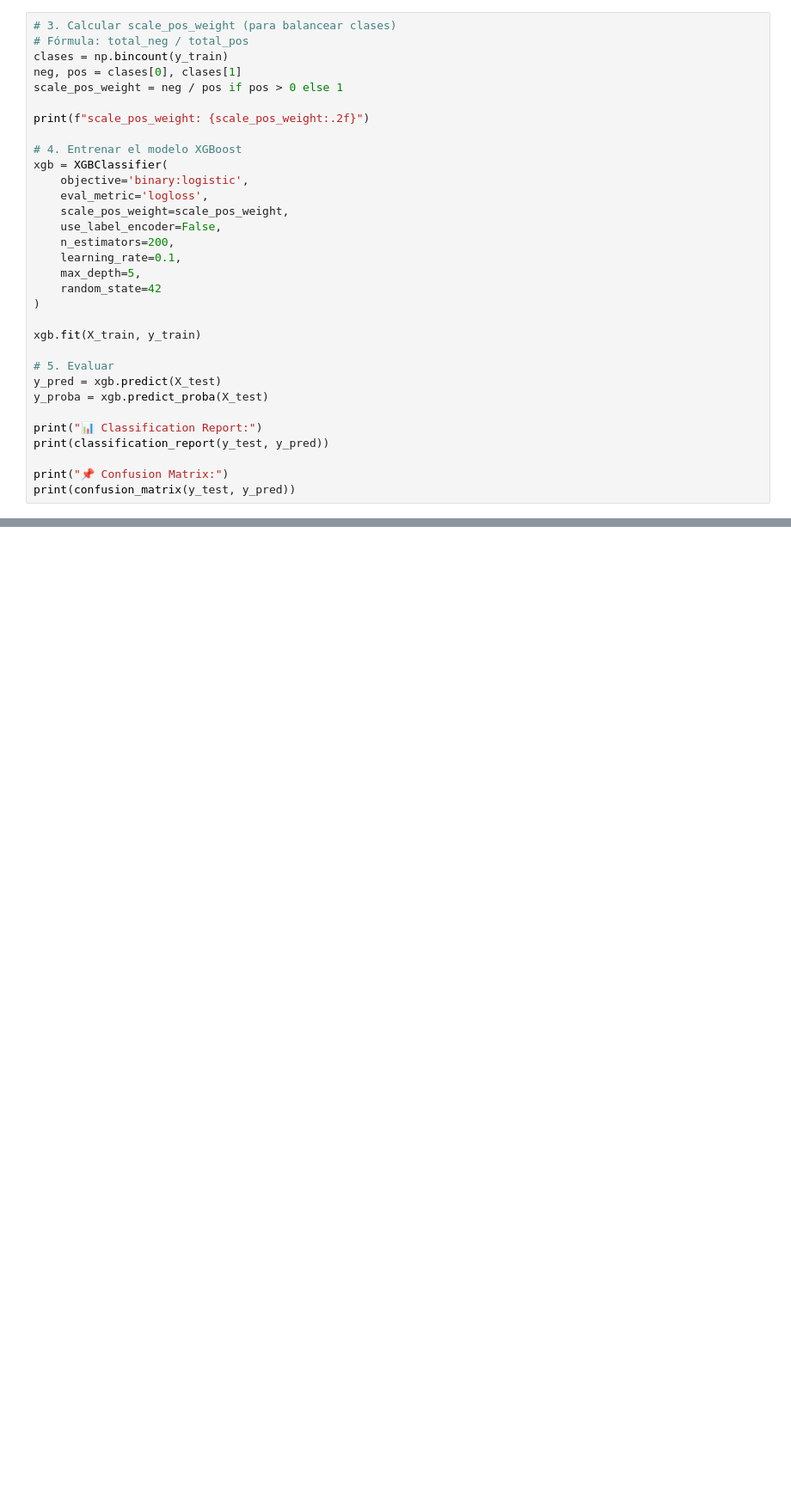
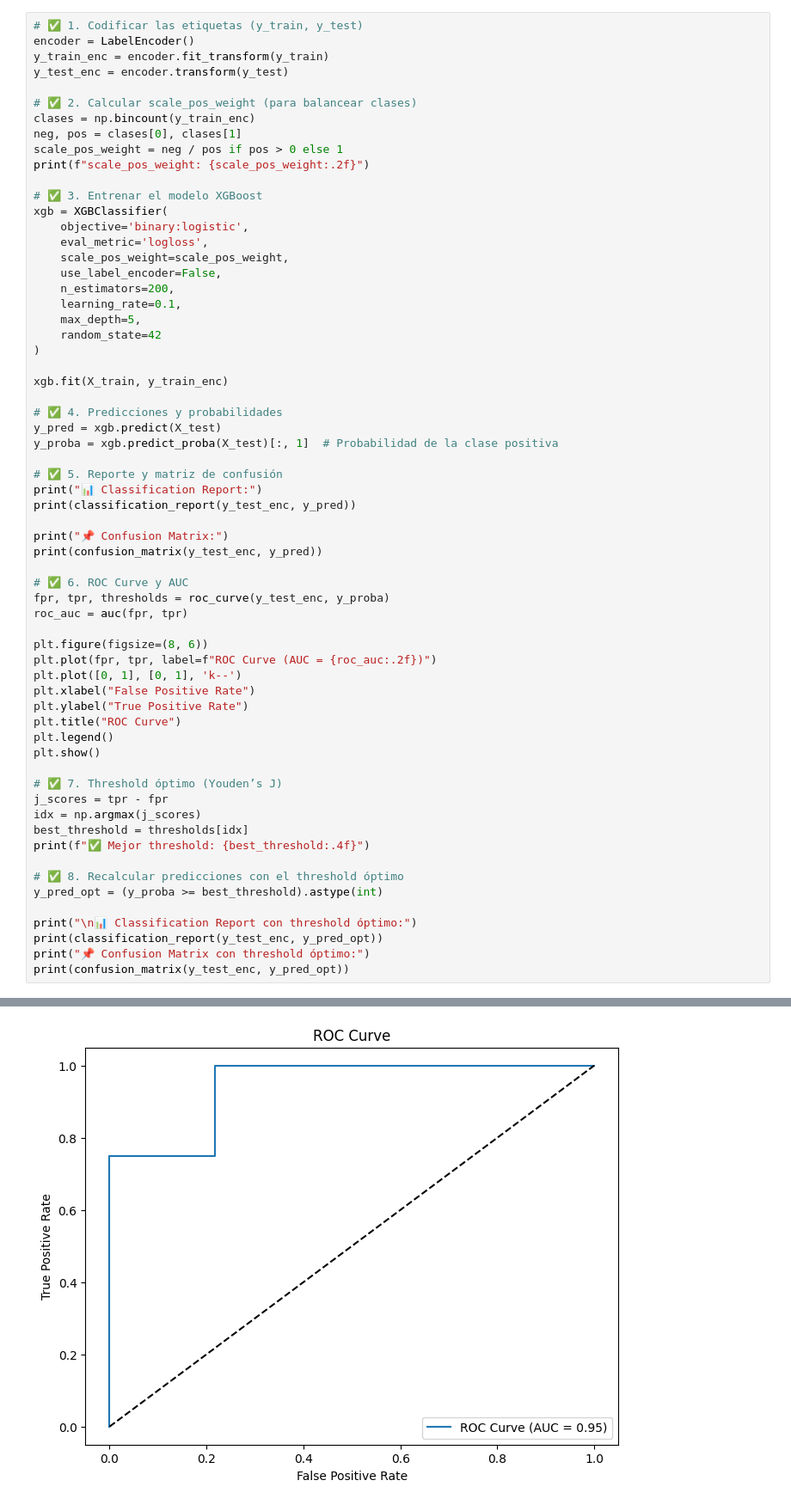
Before and after one commit to sofiat25/Content-Clasification-APOD, a Jupyter notebook: Space_Image_Generator.ipynb, the cells around one changed output, grey strips where cells are left out. Shown at 86% size. Drawn from its saved outputs; the diff is of its cells as text; blank space fills up the shorter version.

```diff
--- a/Space_Image_Generator.ipynb
+++ b/Space_Image_Generator.ipynb
@@ -199,14 +200,17 @@ Matriz de confusión:
  [ 1  3]]
 # %%
-# 3. Calcular scale_pos_weight (para balancear clases)
-# Fórmula: total_neg / total_pos
-clases = np.bincount(y_train)
+# ✅ 1. Codificar las etiquetas (y_train, y_test)
+encoder = LabelEncoder()
+y_train_enc = encoder.fit_transform(y_train)
+y_test_enc = encoder.transform(y_test)
+
+# ✅ 2. Calcular scale_pos_weight (para balancear clases)
+clases = np.bincount(y_train_enc)
 neg, pos = clases[0], clases[1]
 scale_pos_weight = neg / pos if pos > 0 else 1
-
 print(f"scale_pos_weight: {scale_pos_weight:.2f}")
 
-# 4. Entrenar el modelo XGBoost
+# ✅ 3. Entrenar el modelo XGBoost
 xgb = XGBClassifier(
     objective='binary:logistic',
     eval_metric='logloss',
@@ -218,14 +222,43 @@ xgb = XGBClassifier(
     random_state=42
 )
 
-xgb.fit(X_train, y_train)
+xgb.fit(X_train, y_train_enc)
 
-# 5. Evaluar
+# ✅ 4. Predicciones y probabilidades
 y_pred = xgb.predict(X_test)
-y_proba = xgb.predict_proba(X_test)
+y_proba = xgb.predict_proba(X_test)[:, 1]  # Probabilidad de la clase positiva
 
+# ✅ 5. Reporte y matriz de confusión
 print("📊 Classification Report:")
-print(classification_report(y_test, y_pred))
+print(classification_report(y_test_enc, y_pred))
 
 print("📌 Confusion Matrix:")
-print(confusion_matrix(y_test, y_pred))
+print(confusion_matrix(y_test_enc, y_pred))
+
+# ✅ 6. ROC Curve y AUC
+fpr, tpr, thresholds = roc_curve(y_test_enc, y_proba)
+roc_auc = auc(fpr, tpr)
+
+plt.figure(figsize=(8, 6))
+plt.plot(fpr, tpr, label=f"ROC Curve (AUC = {roc_auc:.2f})")
+plt.plot([0, 1], [0, 1], 'k--')
+plt.xlabel("False Positive Rate")
+plt.ylabel("True Positive Rate")
+plt.title("ROC Curve")
+plt.legend()
+plt.show()
+
+# ✅ 7. Threshold óptimo (Youden’s J)
+j_scores = tpr - fpr
+idx = np.argmax(j_scores)
+best_threshold = thresholds[idx]
+print(f"✅ Mejor threshold: {best_threshold:.4f}")
+
+# ✅ 8. Recalcular predicciones con el threshold óptimo
+y_pred_opt = (y_proba >= best_threshold).astype(int)
+
+print("\n📊 Classification Report con threshold óptimo:")
+print(classification_report(y_test_enc, y_pred_opt))
+print("📌 Confusion Matrix con threshold óptimo:")
+print(confusion_matrix(y_test_enc, y_pred_opt))
+# %% [output]
@@ -231,0 +279 @@ print(confusion_matrix(y_test, y_pred))
+[figure, added]
```
Also changed, not shown: parts of 9 cells of this notebook.
